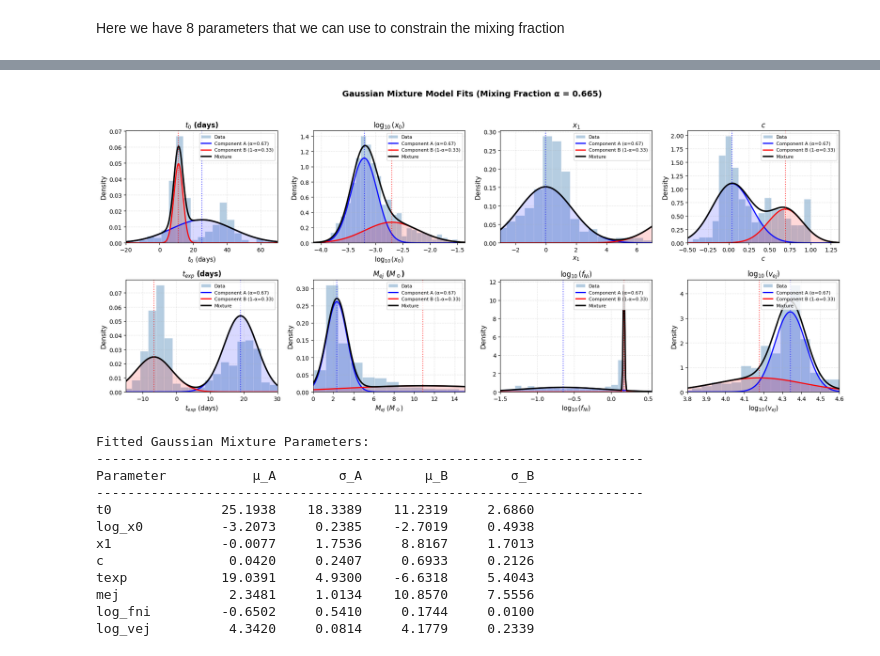
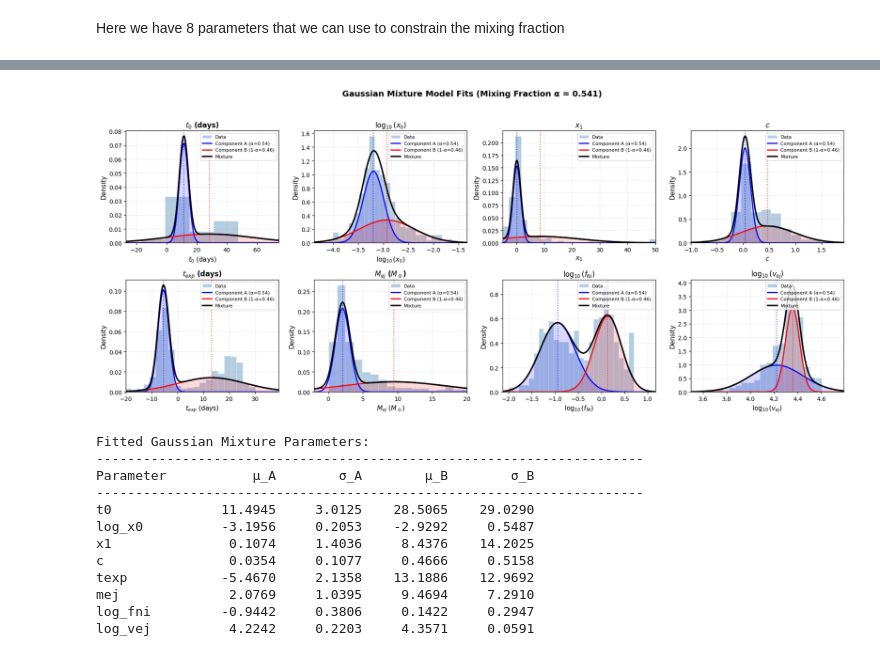
Before and after one commit to asmuzsoy/beams_ext, a Jupyter notebook: separate_parameters.ipynb, the cells around one changed output, grey strips where cells are left out. Cells and saved outputs as stored; diff of their text form; code cells hidden in the pictures.

```diff
--- a/separate_parameters.ipynb
+++ b/separate_parameters.ipynb
@@ -388,10 +193,14 @@ sigmas_a = {}
 sigmas_b = {}
 
 for param_name in params_to_use:
-    samples = get_param_samples(param_name).reshape(-1, 1)
-    gm = GaussianMixture(n_components=2).fit(samples)
-    mus_a[param_name] = gm.means_[0][0]
-    mus_b[param_name] = gm.means_[1][0]
-    sigmas_a[param_name] = np.sqrt(gm.covariances_[0][0][0])
-    sigmas_b[param_name] = np.sqrt(gm.covariances_[1][0][0])
-    print(param_name, gm.weights_)
+    # samples = get_param_samples(param_name).reshape(-1, 1)
+    # gm = GaussianMixture(n_components=2).fit(samples)
+    # mus_a[param_name] = gm.means_[0][0]
+    # mus_b[param_name] = gm.means_[1][0]
+    # sigmas_a[param_name] = np.sqrt(gm.covariances_[0][0][0])
+    # sigmas_b[param_name] = np.sqrt(gm.covariances_[1][0][0])
+    # print(param_name, gm.weights_, sigmas_a[param_name], sigmas_b[param_name])
+    mus_a[param_name] = np.median(get_param_samples(param_name)) - np.std(get_param_samples(param_name))
+    mus_b[param_name] = np.median(get_param_samples(param_name)) + np.std(get_param_samples(param_name))
+    sigmas_a[param_name] = np.std(get_param_samples(param_name))
+    sigmas_b[param_name] = np.std(get_param_samples(param_name))
@@ -428,7 +228,7 @@ lls = np.zeros(num_epochs)
 
 
 alphas = np.zeros(num_epochs)  # Store alpha values for each epoch
-alpha = 0.1  # Mixing fraction
+alpha = 0.5  # Mixing fraction
 gammas_a = {'texp': [], 'mej': [], 'log_fni': [], 'log_vej': [], 't0': [], 'log_x0': [], 'x1': [], 'c': []}
 gammas_b = {'texp': [], 'mej': [], 'log_fni': [], 'log_vej': [], 't0': [], 'log_x0': [], 'x1': [], 'c': []}
 
@@ -466,10 +266,10 @@ for epoch in range(num_epochs):
         sigmas_a[param_name] = np.sqrt(np.sum(gammas_a[param_name] * (param_samples - mus_a[param_name])**2) / np.sum(gammas_a[param_name]))
         sigmas_b[param_name] = np.sqrt(np.sum(gammas_b[param_name] * (param_samples - mus_b[param_name])**2) / np.sum(gammas_b[param_name]))
 
-        if sigmas_a[param_name] < 0.01:
-            sigmas_a[param_name] = 0.01
-        if sigmas_b[param_name] < 0.01:
-            sigmas_b[param_name] = 0.01
+        if sigmas_a[param_name] < 0.001:
+            sigmas_a[param_name] = 0.001
+        if sigmas_b[param_name] < 0.001:
+            sigmas_b[param_name] = 0.001
 
 
     # Here we can use information from all parameters to constrain the mixing fraction
@@ -626,14 +426,14 @@ mus_a, mus_b, sigmas_a, sigmas_b
 # %%
 # Define x ranges for plotting
 x_ranges = {
-    't0': np.linspace(-20, 70, 200),
-    'log_x0': np.linspace(-5, 0, 200),  # log10 scale for x0
-    'x1': np.linspace(-3, 7, 200),
-    'c': np.linspace(-0.5, 1.5, 200),
-    'texp': np.linspace(-15, 30, 200),
-    'mej': np.linspace(0, 15, 200),
-    'log_fni': np.linspace(-01.5, 1.2, 200),
-    'log_vej': np.linspace(3.8, 4.6, 200)
+    't0': np.linspace(-50, 100, 200),
+    'log_x0': np.linspace(-6, 1, 200),
+    'x1': np.linspace(-5, 50, 200),
+    'c': np.linspace(-1, 2, 200),
+    'texp': np.linspace(-20, 50, 200),
+    'mej': np.linspace(-2, 20, 200),
+    'log_fni': np.linspace(-3, 2, 200),
+    'log_vej': np.linspace(3.5, 5, 200)
 }
 
 # Parameter display names
@@ -683,43 +483,43 @@ for idx, param in enumerate(params_plot):
     ax.fill_between(x, y_a, alpha=0.15, color='blue')
     ax.fill_between(x, y_b, alpha=0.15, color='red')
 
     # Set axis limits based on data
     data_min, data_max = np.percentile(samples, [1, 99])
     x_margin = (data_max - data_min) * 0.2
     ax.set_xlim(max(x[0], data_min - x_margin), min(x[-1], data_max + x_margin))
 
     # Styling
     ax.set_xlabel(param_labels[param], fontsize=11)
     ax.set_ylabel('Density', fontsize=11)
     ax.set_title(param_labels[param], fontsize=12, fontweight='bold')
     ax.legend(fontsize=8, loc='upper right')
     ax.grid(True, alpha=0.3, linestyle='--')
 
     # Add mean markers
     ax.axvline(mu_a, color='blue', linestyle=':', alpha=0.7, linewidth=1.5)
     ax.axvline(mu_b, color='red', linestyle=':', alpha=0.7, linewidth=1.5)
 
 plt.tight_layout(rect=[0, 0, 1, 0.95])
 plt.show()
 
 # Print summary statistics
 print("\nFitted Gaussian Mixture Parameters:")
 print("-" * 70)
 print(f"{'Parameter':<12} {'μ_A':>10} {'σ_A':>10} {'μ_B':>10} {'σ_B':>10}")
 print("-" * 70)
 for param in params_plot:
         print(f"{param:<12} {mus_a[param]:>10.4f} {sigmas_a[param]:>10.4f} {mus_b[param]:>10.4f} {sigmas_b[param]:>10.4f}")
 # %% [output]
-[figure, old version]
+[figure, new version]
 Fitted Gaussian Mixture Parameters:
 ----------------------------------------------------------------------
 Parameter           μ_A        σ_A        μ_B        σ_B
 ----------------------------------------------------------------------
-t0              25.1938    18.3389    11.2319     2.6860
-log_x0          -3.2073     0.2385    -2.7019     0.4938
-x1              -0.0077     1.7536     8.8167     1.7013
-c                0.0420     0.2407     0.6933     0.2126
-texp            19.0391     4.9300    -6.6318     5.4043
-mej              2.3481     1.0134    10.8570     7.5556
-log_fni         -0.6502     0.5410     0.1744     0.0100
-log_vej          4.3420     0.0814     4.1779     0.2339
+t0              11.4945     3.0125    28.5065    29.0290
+log_x0          -3.1956     0.2053    -2.9292     0.5487
+x1               0.1074     1.4036     8.4376    14.2025
+c                0.0354     0.1077     0.4666     0.5158
+texp            -5.4670     2.1358    13.1886    12.9692
+mej              2.0769     1.0395     9.4694     7.2910
+log_fni         -0.9442     0.3806     0.1422     0.2947
+log_vej          4.2242     0.2203     4.3571     0.0591
```
Also changed, not shown: parts of 18 cells of this notebook, 1 other file.
